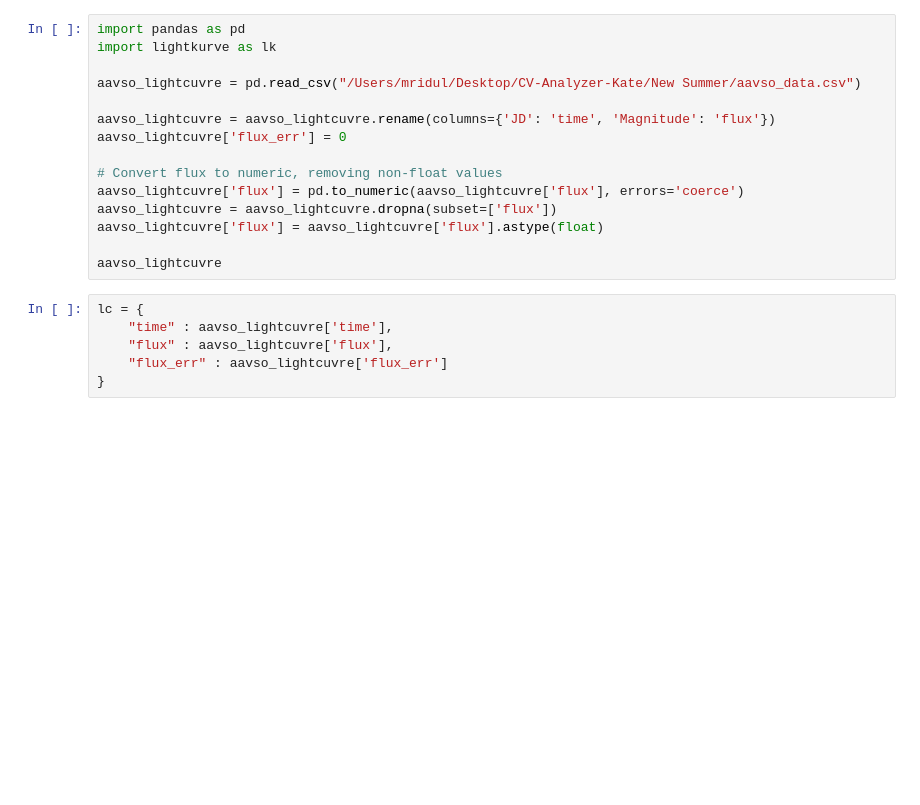
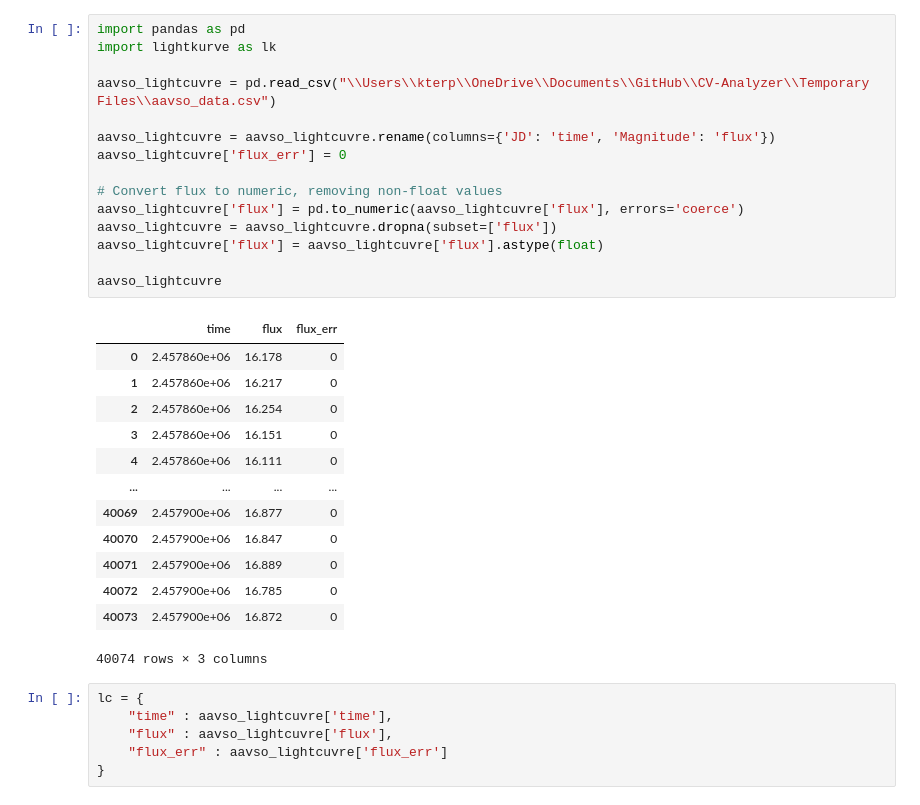
Before and after one commit to katerickels/CV-Analyzer, a Jupyter notebook: New Summer/folding.ipynb, the cells around one changed output. Saved outputs shown, nothing was run; the diff lists cells and outputs as text; blank space fills up the shorter version.

```diff
--- a/New Summer/folding.ipynb
+++ b/New Summer/folding.ipynb
@@ -1,18 +1,32 @@
 # %%
 import pandas as pd
 import lightkurve as lk
 
-aavso_lightcuvre = pd.read_csv("/Users/mridul/Desktop/CV-Analyzer-Kate/New Summer/aavso_data.csv")
+aavso_lightcuvre = pd.read_csv("\\Users\\kterp\\OneDrive\\Documents\\GitHub\\CV-Analyzer\\Temporary Files\\aavso_data.csv")
 
 aavso_lightcuvre = aavso_lightcuvre.rename(columns={'JD': 'time', 'Magnitude': 'flux'})
 aavso_lightcuvre['flux_err'] = 0
 
 # Convert flux to numeric, removing non-float values
 aavso_lightcuvre['flux'] = pd.to_numeric(aavso_lightcuvre['flux'], errors='coerce')
 aavso_lightcuvre = aavso_lightcuvre.dropna(subset=['flux'])
 aavso_lightcuvre['flux'] = aavso_lightcuvre['flux'].astype(float)
 
 aavso_lightcuvre
+# %% [output]
+|  | time | flux | flux_err |
+| 0 | 2.457860e+06 | 16.178 | 0 |
+| 1 | 2.457860e+06 | 16.217 | 0 |
+| 2 | 2.457860e+06 | 16.254 | 0 |
+| 3 | 2.457860e+06 | 16.151 | 0 |
+| 4 | 2.457860e+06 | 16.111 | 0 |
+| ... | ... | ... | ... |
+| 40069 | 2.457900e+06 | 16.877 | 0 |
+| 40070 | 2.457900e+06 | 16.847 | 0 |
+| 40071 | 2.457900e+06 | 16.889 | 0 |
+| 40072 | 2.457900e+06 | 16.785 | 0 |
+| 40073 | 2.457900e+06 | 16.872 | 0 |
+40074 rows × 3 columns
 # %%
 lc = {
     "time" : aavso_lightcuvre['time'],
```
Also changed, not shown: parts of 2 cells of this notebook, 11 other files.
